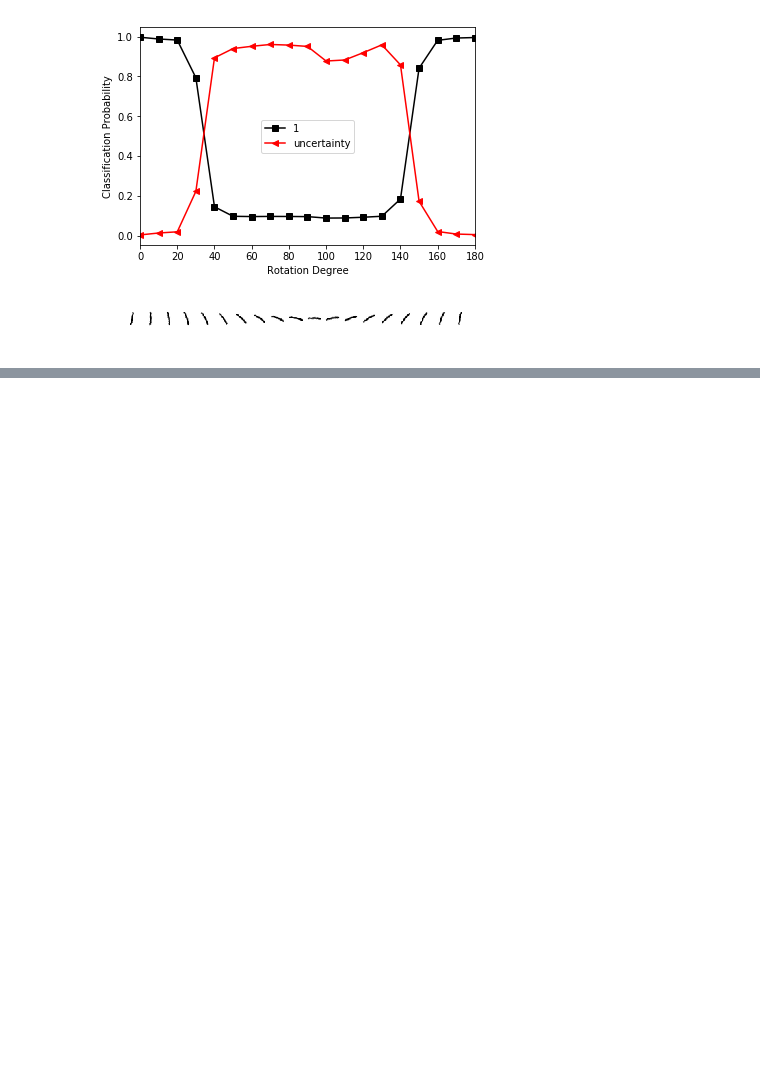
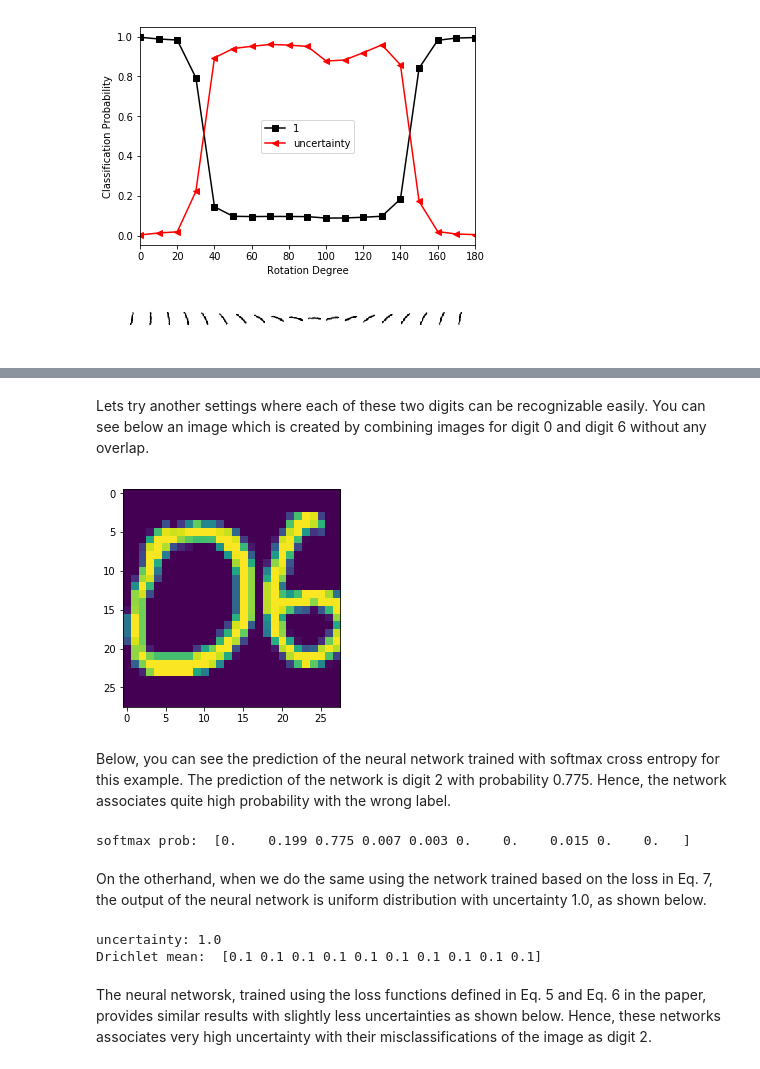
Before and after one commit to muratsensoy/muratsensoy.github.io, a Jupyter notebook: uncertainty.ipynb, the cells around one changed output, grey strips where cells are left out. Drawn from its saved outputs; the diff is of its cells as text; code cells hidden in the pictures; blank space fills up the shorter version.

```diff
--- a/uncertainty.ipynb
+++ b/uncertainty.ipynb
@@ -539,0 +601,30 @@ rotating_image_classification(digit_one, sess4, prob4, X4, keep_prob4, u4)
+# %% [markdown]
+Lets try another settings where each of these two digits can be recognizable easily. You can see below an image which is created by combining images for digit 0 and digit 6 without any overlap.
+# %%
+img = np.zeros((28,28))
+img[:,:-6] += mnist.test.images[10].reshape(28,28)[:,6:]
+img[:,14:] += mnist.test.images[21].reshape(28,28)[:,5:19]
+mnist.test.images[10] + mnist.test.images[1]
+img /= img.max()
+plt.imshow(img)
+plt.show()
+# %% [output]
+[figure, added]
+# %% [markdown]
+Below, you can see the prediction of the neural network trained with softmax cross entropy for this example. The prediction of the network is digit 2 with probability 0.775. Hence, the network associates quite high probability with the wrong label.
+# %%
+p1 = sess1.run(prob1, feed_dict={X1:img.reshape(1,-1), keep_prob1:1.0})
+print('softmax prob: ', np.round(p1[0], decimals=3))
+# %% [output]
+softmax prob:  [0.    0.199 0.775 0.007 0.003 0.    0.    0.015 0.    0.   ]
+# %% [markdown]
+On the otherhand, when we do the same using the network trained based on the loss in Eq. 7, the output of the neural network is uniform distribution with uncertainty 1.0, as shown below.
+# %%
+uncertainty2, p2 = sess2.run([u, prob2], feed_dict={X2:img.reshape(1,-1), keep_prob2:1.0})
+print('uncertainty:', np.round(uncertainty2[0,0], decimals=2))
+print('Drichlet mean: ', np.round(p2[0], decimals=3))
+# %% [output]
+uncertainty: 1.0
+Drichlet mean:  [0.1 0.1 0.1 0.1 0.1 0.1 0.1 0.1 0.1 0.1]
+# %% [markdown]
+The neural networsk, trained using the loss functions defined in Eq. 5 and Eq. 6 in the paper, provides similar results with slightly less uncertainties as shown below. Hence, these networks associates very high uncertainty with their misclassifications of the image as digit 2.
```
Also changed, not shown: parts of 23 cells of this notebook, 1 other file.
